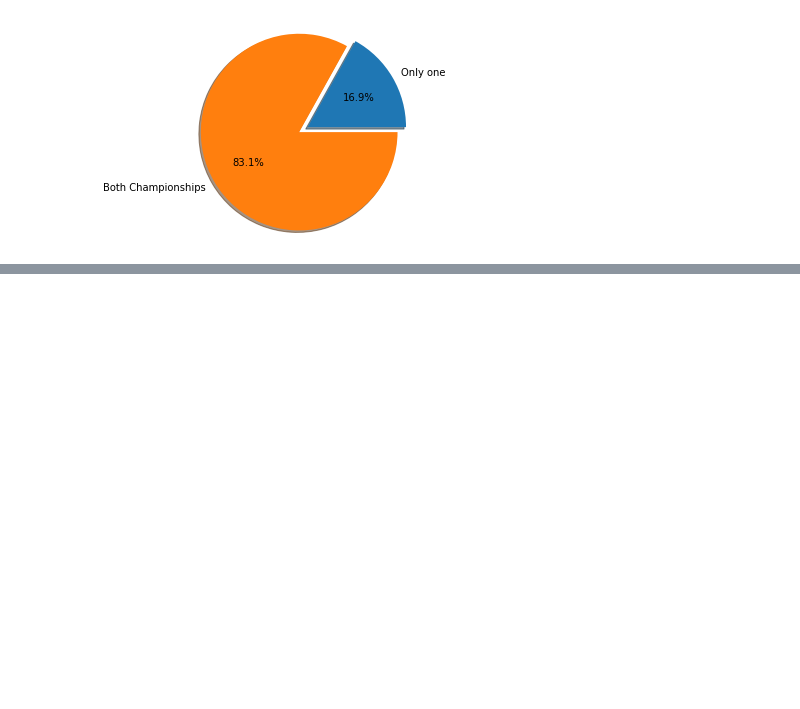
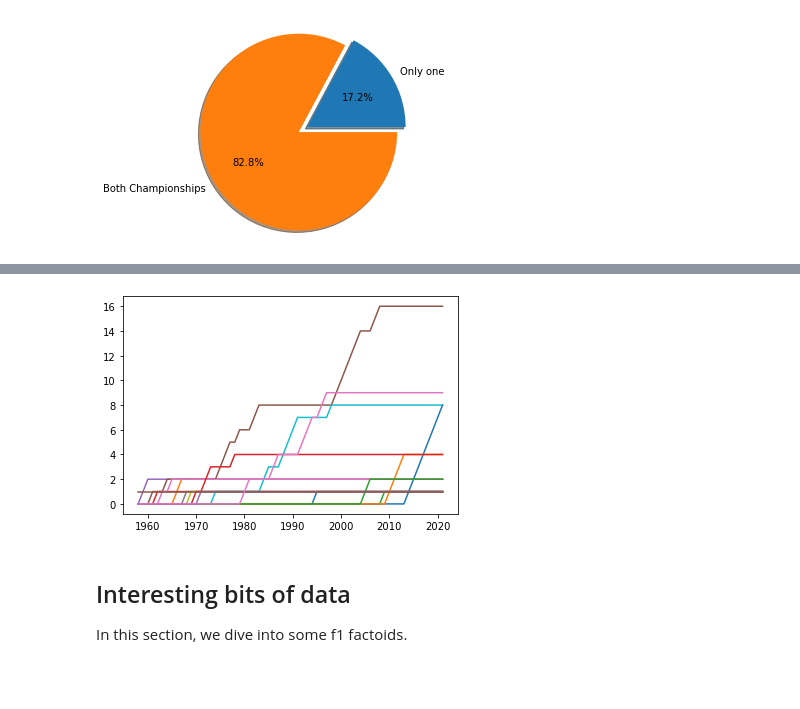
Before and after one commit to leoDomingos/study-on-formula-1-champions, a Jupyter notebook: f1-drivers-study.ipynb, the cells around one changed output, grey strips where cells are left out. Drawn from its saved outputs; the diff is of its cells as text; code cells hidden in the pictures; blank space fills up the shorter version.

```diff
--- a/f1-drivers-study.ipynb
+++ b/f1-drivers-study.ipynb
@@ -245,15 +235,12 @@ For the following data analysis, we will assume that it's unlikely for a team to
 
 Of course this is prone to errors. For instance: for a couple of seasons McLaren had both Ayrton Senna and Alain Prost as their drivers, and both of them are in the top 10 wins list and are in the discussion of being the greatest of all time. During those years, they also constructed what turned out to be the most dominant car of all time: the MP4/4, winning 15 out of the 16 races of 1988. This would lead us to believe that the 1988 WDC was decided at the factory, and that Senna (who won the WDC that year) wasn't necessarily good. But then again, scenarios like this almost never happened again.
 # %%
-year = 1950
 # Let's use a dictionary to store this data
 is_wdc_also_wcc = {}
 # The constructors championship was not awarded until 1958. So the first year needs to be 1958
-year=1958
-# This time, we need to adjust our range.
-for i in range(65):
-    drivers_response = requests.get(url=f"http://ergast.com/api/f1/{year+i}/driverStandings.json")
-    teams_response = requests.get(url=f"http://ergast.com/api/f1/{year+i}/constructorStandings.json")
+for year in range(1958, 2022):
+    drivers_response = requests.get(url=f"http://ergast.com/api/f1/{year}/driverStandings.json")
+    teams_response = requests.get(url=f"http://ergast.com/api/f1/{year}/constructorStandings.json")
     drivers_data = drivers_response.json()
     teams_data = teams_response.json()
     # The team who won the wdc
@@ -261,9 +248,9 @@ for i in range(65):
     # The team who won the wcc
     wcc_winner = teams_data["MRData"]["StandingsTable"]["StandingsLists"][0]["ConstructorStandings"][0]["Constructor"]["constructorId"]
     if wdc_winner == wcc_winner:
-        is_wdc_also_wcc[year+i] = 1
+        is_wdc_also_wcc[year] = 1
     else:
-        is_wdc_also_wcc[year+i] = 0
+        is_wdc_also_wcc[year] = 0
 # %%
 wdc_is_wcc_percent = np.average(list(is_wdc_also_wcc.values()))
 explode = (0,0.1)
@@ -279,0 +273,10 @@ This means that, in order to win, a driver must have an atleast somewhat competi
+# %%
+constructors_wins = {}
+
+# Creating the team's lists with every team to win a wcc
+response = requests.get("http://ergast.com/api/f1/constructorStandings/1/constructors.json")
+data = response.json()
+all_teams = data["MRData"]["ConstructorTable"]["Constructors"]
+for team in all_teams:
+    constructors_wins[team["constructorId"]] = []
+constructors_wins
@@ -279,0 +301,27 @@ This means that, in order to win, a driver must have an atleast somewhat competi
+# %%
+# Filling the team's lists
+for year in range(1958, 2022):
+    teams_response = requests.get(url=f"http://ergast.com/api/f1/{year}/constructorStandings.json")
+    teams_data = teams_response.json()
+    winner_team = teams_data["MRData"]["StandingsTable"]["StandingsLists"][0]["ConstructorStandings"][0]["Constructor"]["constructorId"]
+    for team in constructors_wins.keys():
+        if team != winner_team:
+            try:
+                constructors_wins[team].append(max(constructors_wins[team]))
+            except:
+                constructors_wins[team].append(0)
+    try:
+        constructors_wins[winner_team].append(max(constructors_wins[winner_team])+1)
+    except:
+        constructors_wins[winner_team].append(1)
+# %%
+for team,wins_list in constructors_wins.items():
+    plt.plot(range(1958,2022), wins_list)
+# %% [output]
+[figure, added]
+# %% [markdown]
+## Interesting bits of data
+
+In this section, we dive into some f1 factoids.
+# %% [markdown]
+###
```
Also changed, not shown: parts of 11 cells of this notebook.
